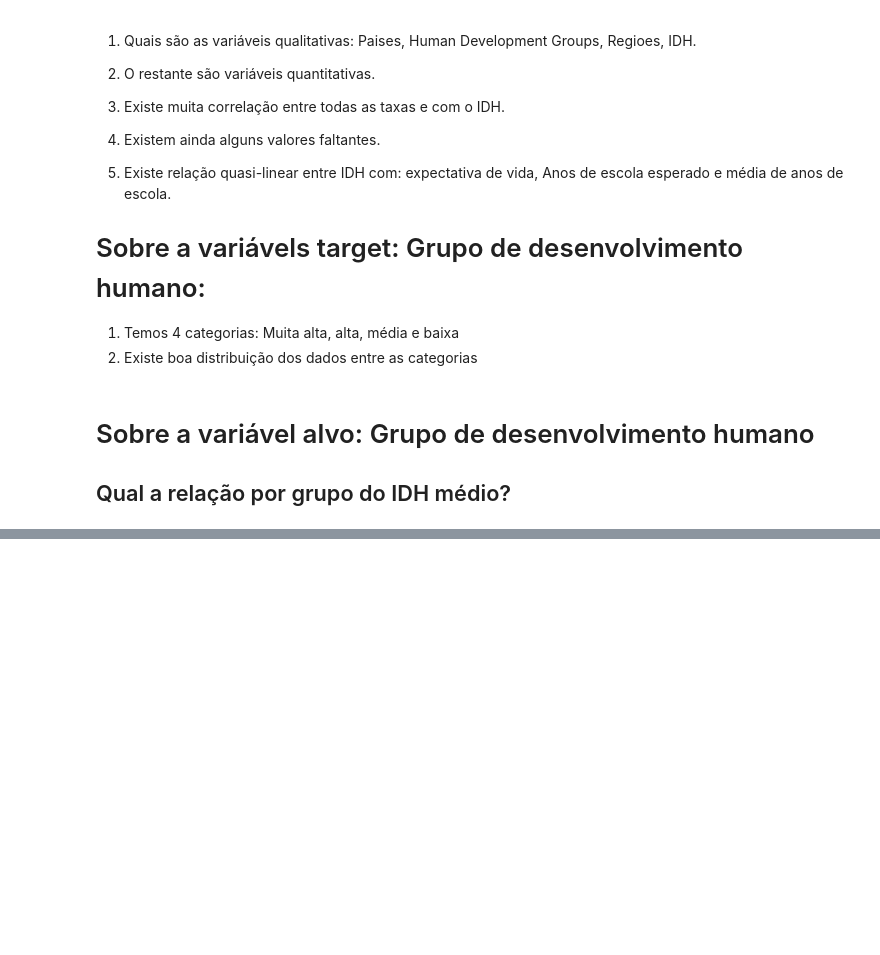
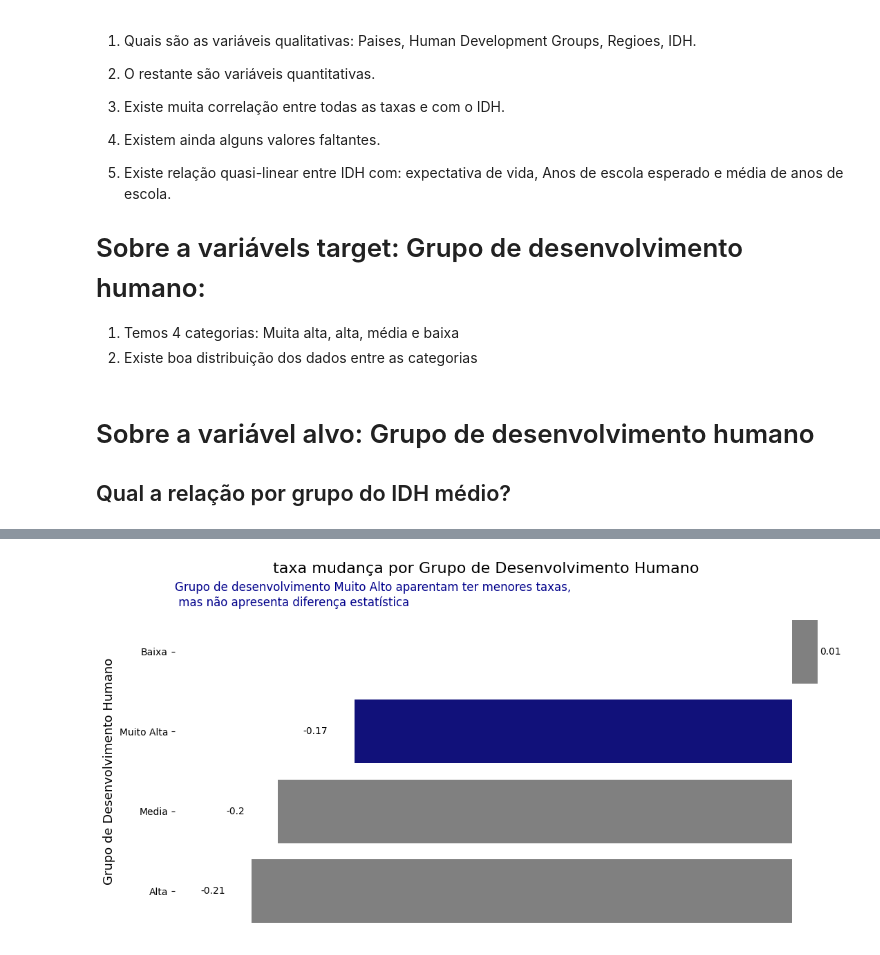
Before and after one commit to KaueAbbe/Desigualdade_Educacional, a Jupyter notebook: Analise_Exploratoria/Desigualdade_Educacional_AE.ipynb, the cells around one changed output, grey strips where cells are left out. Saved outputs shown, nothing was run; the diff lists cells and outputs as text; code cells hidden in the pictures; blank space fills up the shorter version.

```diff
--- a/Analise_Exploratoria/Desigualdade_Educacional_AE.ipynb
+++ b/Analise_Exploratoria/Desigualdade_Educacional_AE.ipynb
@@ -110,0 +208,3 @@ The default value of numeric_only in DataFrameGroupBy.mean is deprecated. In a f
+# %%
+y = y.reshape(-1,1)
+y.shape
@@ -110,0 +213,3 @@ The default value of numeric_only in DataFrameGroupBy.mean is deprecated. In a f
+# %%
+Linear.fit(x, y)
+Linear.coef_[0][0]
@@ -110,0 +218,10 @@ The default value of numeric_only in DataFrameGroupBy.mean is deprecated. In a f
+# %%
+taxas = []
+for coluna in df_taxas.T.columns:
+  y = df_taxas.T[coluna].values
+  x = anos
+  x = np.array(x).reshape(-1,1)
+  y = y.reshape(-1,1)
+
+  Linear.fit(x, y)
+  taxas.append(Linear.coef_[0][0])
@@ -110,0 +239,3 @@ The default value of numeric_only in DataFrameGroupBy.mean is deprecated. In a f
+# %%
+dados['taxa_aumento'] = taxas
+dados.head()
@@ -110,0 +250,37 @@ The default value of numeric_only in DataFrameGroupBy.mean is deprecated. In a f
+# %%
+coluna_desejada = 'taxa_aumento'
+
+df = pd.DataFrame(dados.groupby(by = 'Human Development Groups').mean()[coluna_desejada])
+df = df.reset_index()
+df.sort_values(by = coluna_desejada, ascending = False, inplace = True)
+df[coluna_desejada] = df[coluna_desejada].round(2)
+
+plt.figure(figsize = (12, 6))
+cores = ['gray', 'darkblue'] + ['gray'] * (len(df) - 2)
+ax = sns.barplot(data = df, x = coluna_desejada, y = 'Human Development Groups', palette = cores)
+
+plt.suptitle('taxa mudança por Grupo de Desenvolvimento Humano', fontsize = 16, y = 1.00)
+plt.ylabel('Grupo de Desenvolvimento Humano', fontsize = 13)
+plt.title('Grupo de desenvolvimento Muito Alto aparentam ter menores taxas, \n mas não apresenta diferença estatística', fontsize = 12, loc = 'left', color = 'darkblue')
+
+
+for i, barra in enumerate(ax.patches):
+    valor = df[coluna_desejada].iloc[i]
+    largura_barra = barra.get_width()
+    if i == 0:
+      ax.text(largura_barra +0.001 , barra.get_y() + barra.get_height() / 2, f'{valor}', va='center')
+    else:
+
+      ax.text(largura_barra -0.02 , barra.get_y() + barra.get_height() / 2, f'{valor}', va='center')
+
+
+plt.gca().get_xaxis().set_visible(False)
+ax.spines['top'].set_color('none')
+ax.spines['right'].set_color('none')
+ax.spines['bottom'].set_color('none')  # Remove a borda inferior (eixo x)
+ax.spines['left'].set_color('none')
+
+plt.xlim(-0.24, 0.01)
+plt.show()
+# %% [output]
+[figure, added]
```
Also changed, not shown: parts of 34 cells of this notebook.
